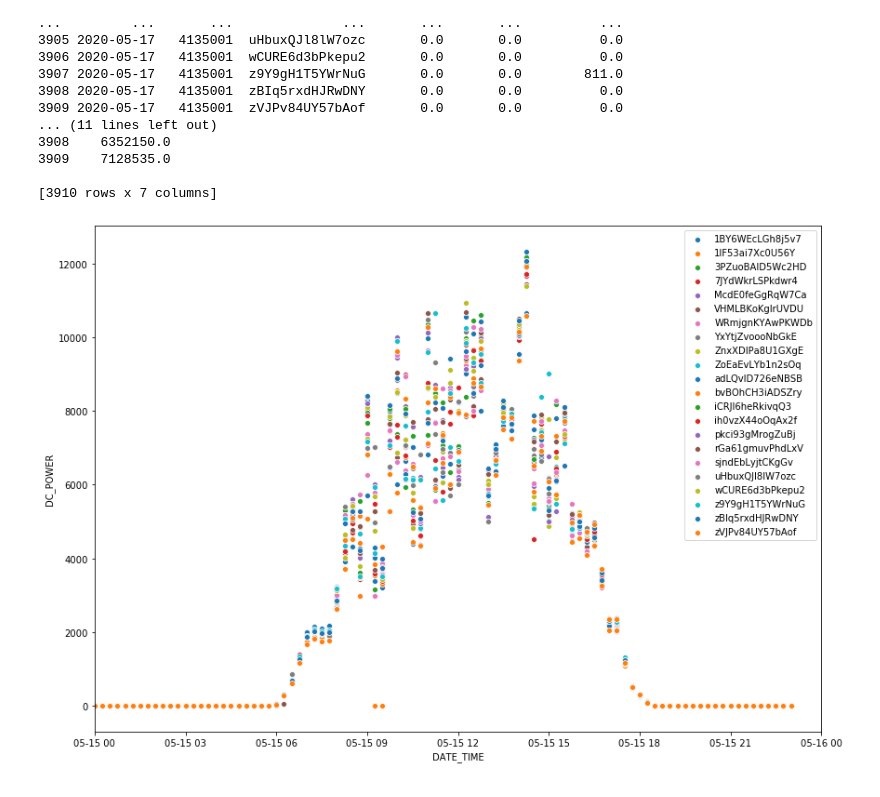
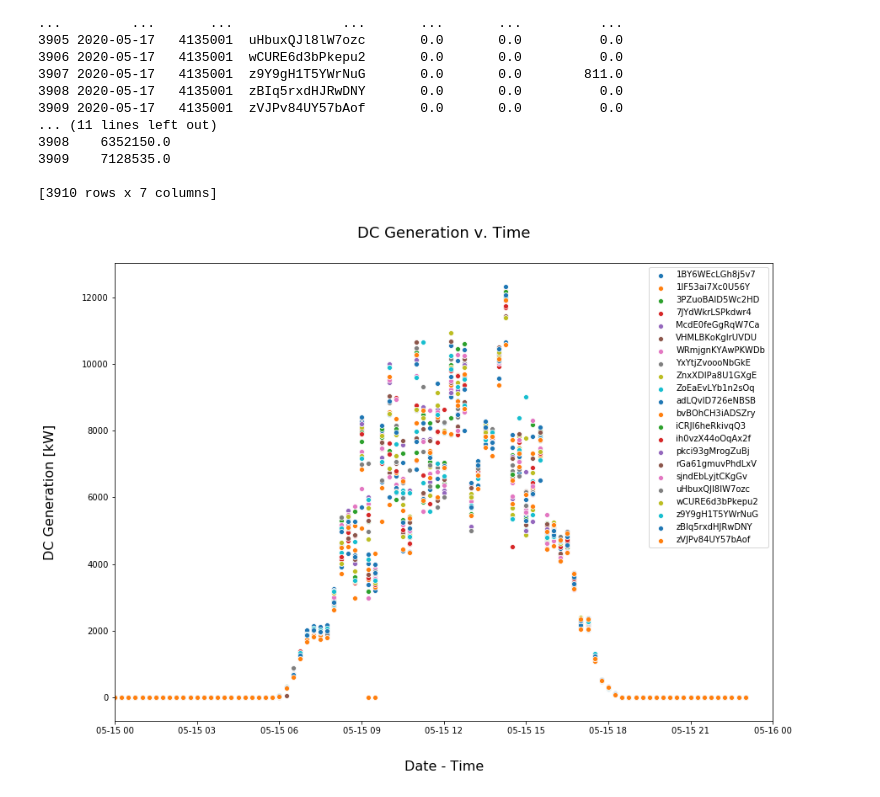
Before and after one commit to CloudforestTechnologies/solar-power-generation-project, a Jupyter notebook: Notebooks/1.0-pm-solar-power-generation-eda.ipynb, the cells around one changed output. Saved outputs shown, nothing was run; the diff lists cells and outputs as text; code cells hidden in the pictures.

```diff
--- a/Notebooks/1.0-pm-solar-power-generation-eda.ipynb
+++ b/Notebooks/1.0-pm-solar-power-generation-eda.ipynb
@@ -121,16 +121,25 @@ print(df_plant1_short)
 # %%
 # Plot Generation for one cell versus time
 fig, ax = plt.subplots(figsize = (14, 10))
 
 # Generate plot
 for SOURCE_KEY, data in df_plant1_short.groupby('SOURCE_KEY'):
     sns.scatterplot(data = data, x = 'DATE_TIME', y = 'DC_POWER', ax = ax, label = SOURCE_KEY)
 
 # Set x limits
 ax.set_xlim([datetime.date(2020, 5, 15), datetime.date(2020, 5, 16)])
 
 # Set title, axis, legend
+plt.title("DC Generation v. Time", fontsize = figures_helper.TITLE_FONTSIZE, pad = 20)
+plt.xlabel("Date - Time", fontsize = 16, labelpad = 20)
+plt.ylabel("DC Generation [kW]", fontsize = 16, labelpad = 20)
+
+# Save fig
+if SAVE_FIGURES == True:
+    name = 'DC_Generation_vs_Time'
+    save_string = figures_helper.generate_fig_save_string(name)
+    plt.savefig(save_string, format = figures_helper.SAVE_FORMAT, dpi = figures_helper.SAVE_DPI)
 
 plt.show()
 # %% [output]
-[figure, old version]
+[figure, new version]
```
Also changed, not shown: 1 other file.
